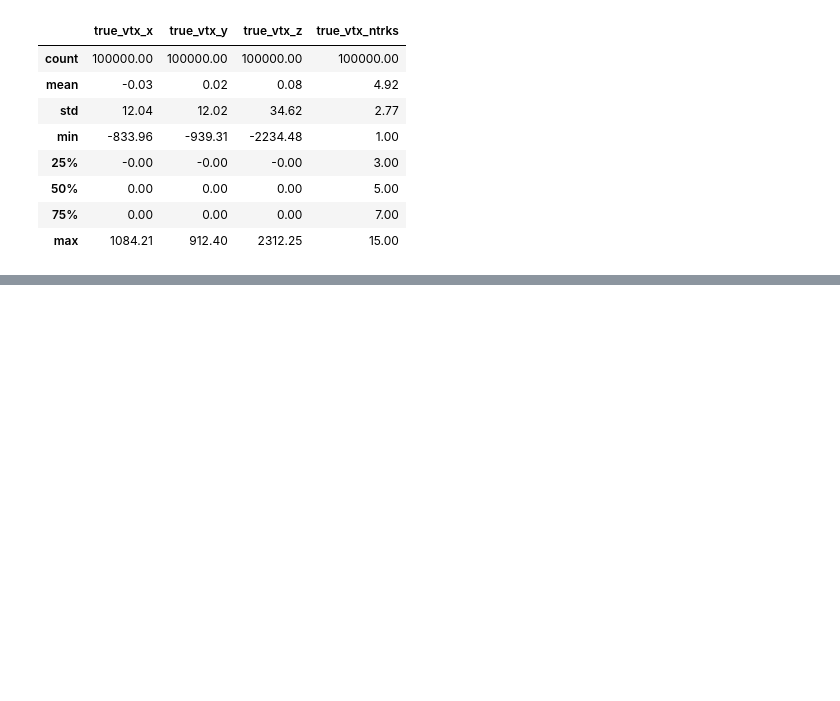
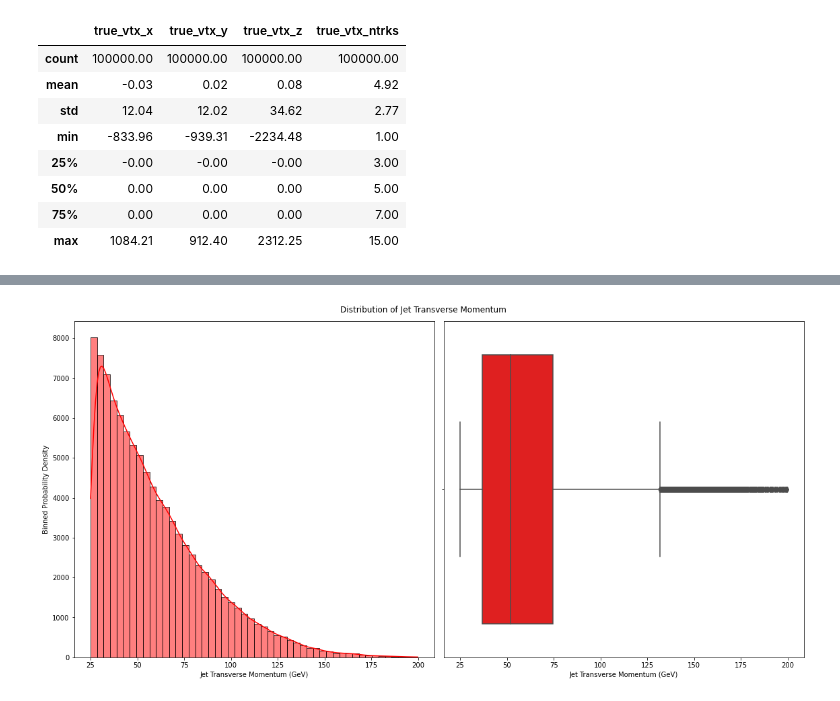
Before and after one commit to JJBarnes/SVertex, a Jupyter notebook: EDA.ipynb, the cells around one changed output, grey strips where cells are left out. Saved outputs shown, nothing was run; the diff lists cells and outputs as text; code cells hidden in the pictures; blank space fills up the shorter version.

Commit message:
Started adding plots
Need to fix IP plots and hadron information

```diff
--- a/EDA.ipynb
+++ b/EDA.ipynb
@@ -378,0 +405,13 @@ hadrons_df.describe().apply(lambda x: x.round(2))
+# %%
+fig, ax = plt.subplots(1,2, figsize=(16,8))
+sns.histplot(jets_df["jet_pt"], color = 'red', ax=ax[0], kde = True, bins = 50)
+#binneddensitysub(jets_df["jet_pt"], binning = fixedbinning(0,200,100), ax = ax[0], xlabel = "Jet Transverse Momentum", color = 'red')
+ax[0].errorbar()
+sns.boxplot(jets_df["jet_pt"], ax = ax[1], color = 'red')
+ax[0].set(xlabel = "Jet Transverse Momentum (GeV)", ylabel = "Binned Probability Density")
+ax[1].set(xlabel = "Jet Transverse Momentum (GeV)")
+plt.suptitle("Distribution of Jet Transverse Momentum")
+plt.tight_layout()
+plt.show()
+# %% [output]
+[figure, added]
```
Also changed, not shown: parts of 17 cells of this notebook.
